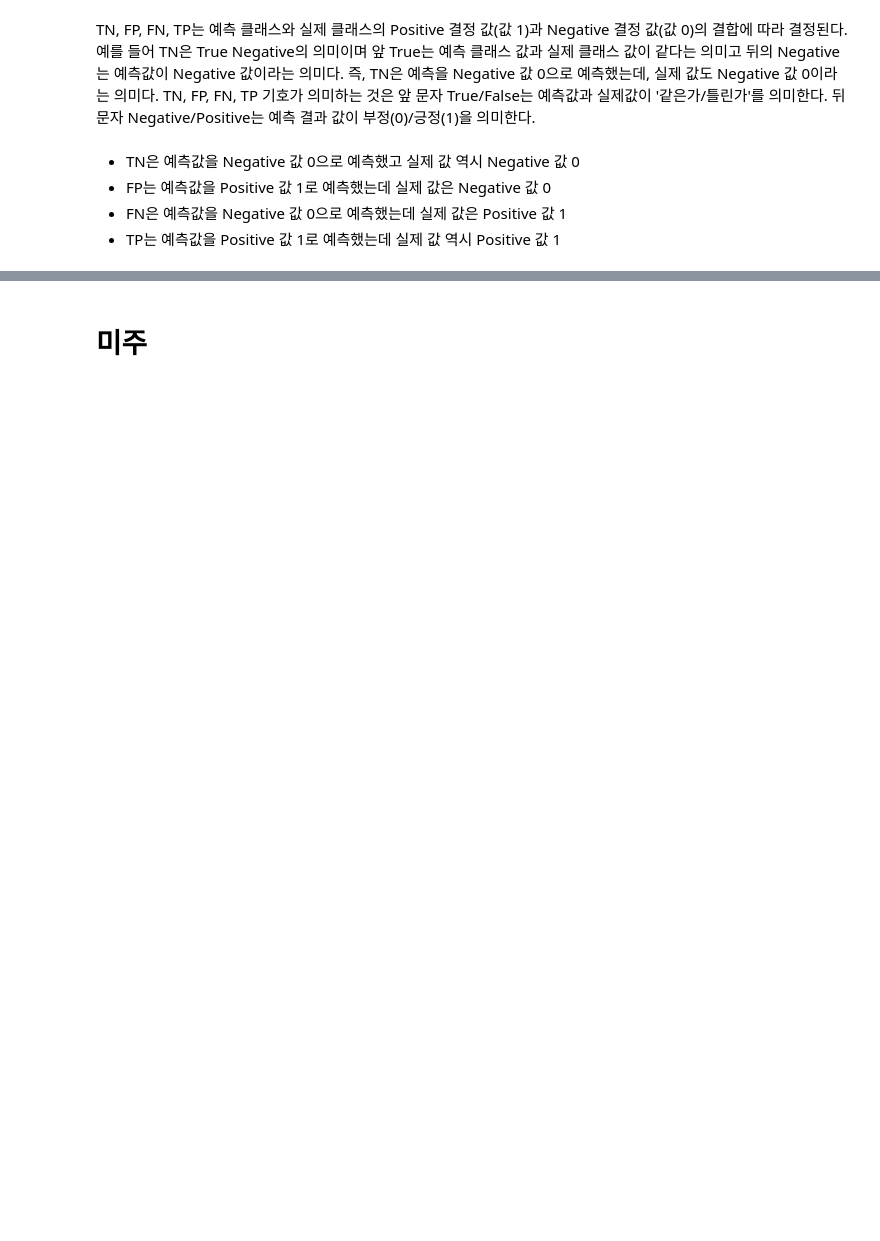
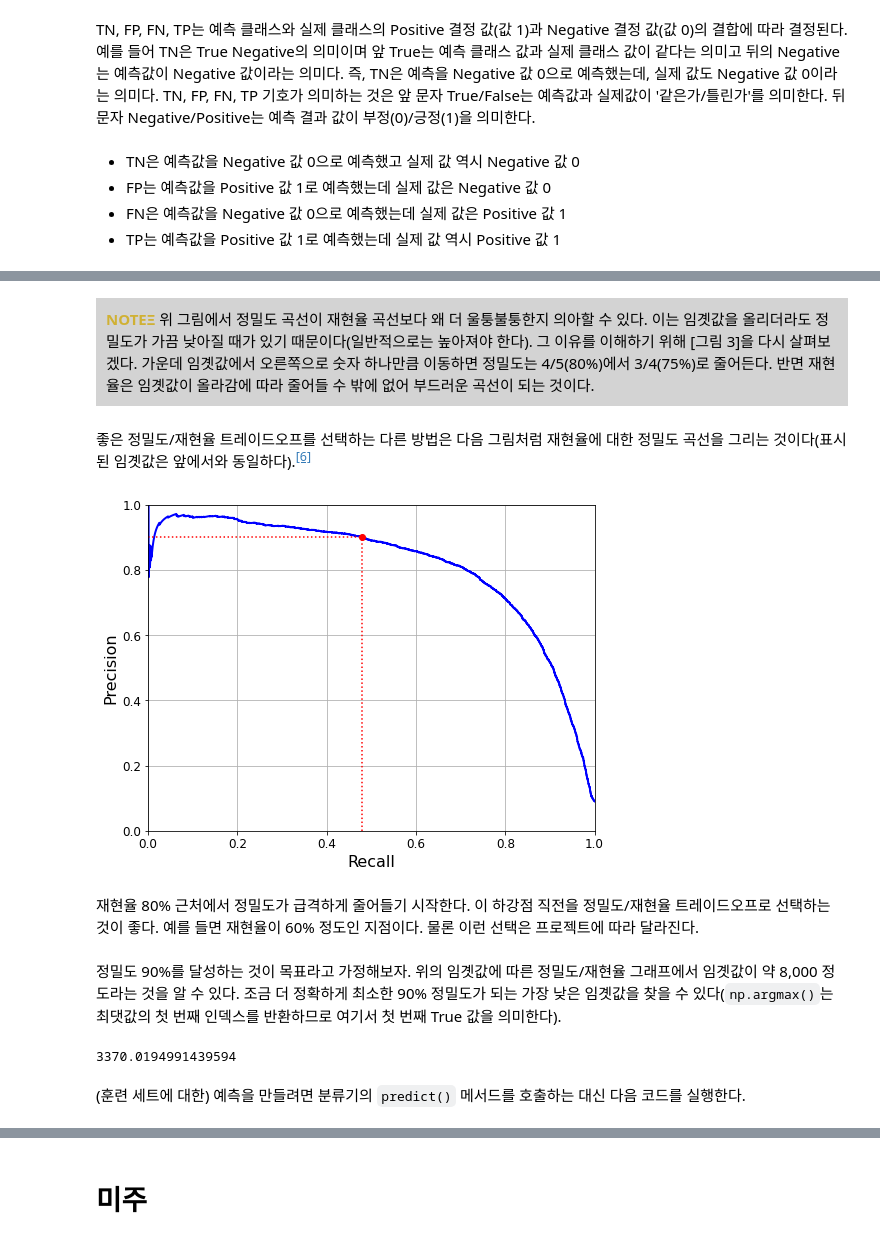
Before and after one commit to Sameta-cani/jwork, a Jupyter notebook: Evaluation Indicator.ipynb, the cells around one changed output, grey strips where cells are left out. Saved outputs shown, nothing was run; the diff lists cells and outputs as text; code cells hidden in the pictures; blank space fills up the shorter version.

```diff
--- a/Evaluation Indicator.ipynb
+++ b/Evaluation Indicator.ipynb
@@ -137,0 +369,34 @@ TN, FP, FN, TP는 예측 클래스와 실제 클래스의 Positive 결정 값(
+# %% [markdown]
+<div style="background-color:#D3D3D3; padding:10px;">
+    <span style="color: #D0B134"><strong>NOTEΞ</strong></span> 위 그림에서 정밀도 곡선이 재현율 곡선보다 왜 더 울퉁불퉁한지 의아할 수 있다. 이는 임곗값을 올리더라도 정밀도가 가끔 낮아질 때가 있기 때문이다(일반적으로는 높아져야 한다). 그 이유를 이해하기 위해 [그림 3]을 다시 살펴보겠다. 가운데 임곗값에서 오른쪽으로 숫자 하나만큼 이동하면 정밀도는 4/5(80%)에서 3/4(75%)로 줄어든다. 반면 재현율은 임곗값이 올라감에 따라 줄어들 수 밖에 없어 부드러운 곡선이 되는 것이다.
+    </div>
+# %% [markdown]
+좋은 정밀도/재현율 트레이드오프를 선택하는 다른 방법은 다음 그림처럼 재현율에 대한 정밀도 곡선을 그리는 것이다(표시된 임곗값은 앞에서와 동일하다).<sup><a id="a06" href="#p06">[6]</a></sup>
+# %%
+def plot_precision_vs_recall(precisions, recalls):
+    plt.plot(recalls, precisions, "b-", linewidth=2)
+    plt.xlabel("Recall", fontsize=16)
+    plt.ylabel("Precision", fontsize=16)
+    plt.axis([0, 1, 0, 1])
+    plt.grid(True)
+
+plt.figure(figsize=(8, 6))
+plot_precision_vs_recall(precisions, recalls)
+plt.plot([recall_90_precision, recall_90_precision], [0., 0.9], "r:")
+plt.plot([0.0, recall_90_precision], [0.9, 0.9], "r:")
+plt.plot([recall_90_precision], [0.9], "ro")
+plt.show()
+# %% [output]
+[figure, added]
+# %% [markdown]
+재현율 80% 근처에서 정밀도가 급격하게 줄어들기 시작한다. 이 하강점 직전을 정밀도/재현율 트레이드오프로 선택하는 것이 좋다. 예를 들면 재현율이 60% 정도인 지점이다. 물론 이런 선택은 프로젝트에 따라 달라진다.
+# %% [markdown]
+정밀도 90%를 달성하는 것이 목표라고 가정해보자. 위의 임곗값에 따른 정밀도/재현율 그래프에서 임곗값이 약 8,000 정도라는 것을 알 수 있다. 조금 더 정확하게 최소한 90% 정밀도가 되는 가장 낮은 임곗값을 찾을 수 있다(<code>np.argmax()</code>는 최댓값의 첫 번째 인덱스를 반환하므로 여기서 첫 번째 True 값을 의미한다).
+# %%
+threshold_90_precision = thresholds[np.argmax(precisions >= 0.90)]
+
+threshold_90_precision
+# %% [output]
+3370.0194991439594
+# %% [markdown]
+(훈련 세트에 대한) 예측을 만들려면 분류기의 <code>predict()</code> 메서드를 호출하는 대신 다음 코드를 실행한다.
```
Also changed, not shown: parts of 95 cells of this notebook, 2 other files.
